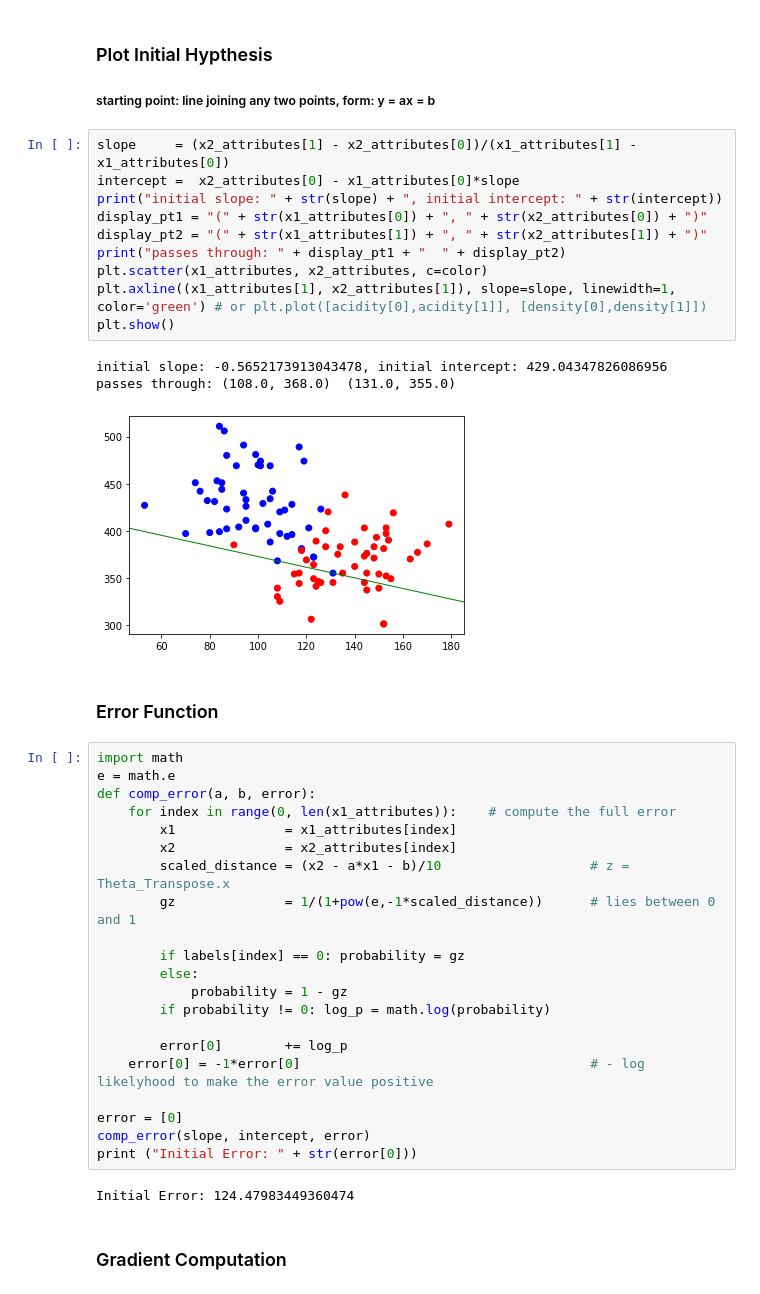
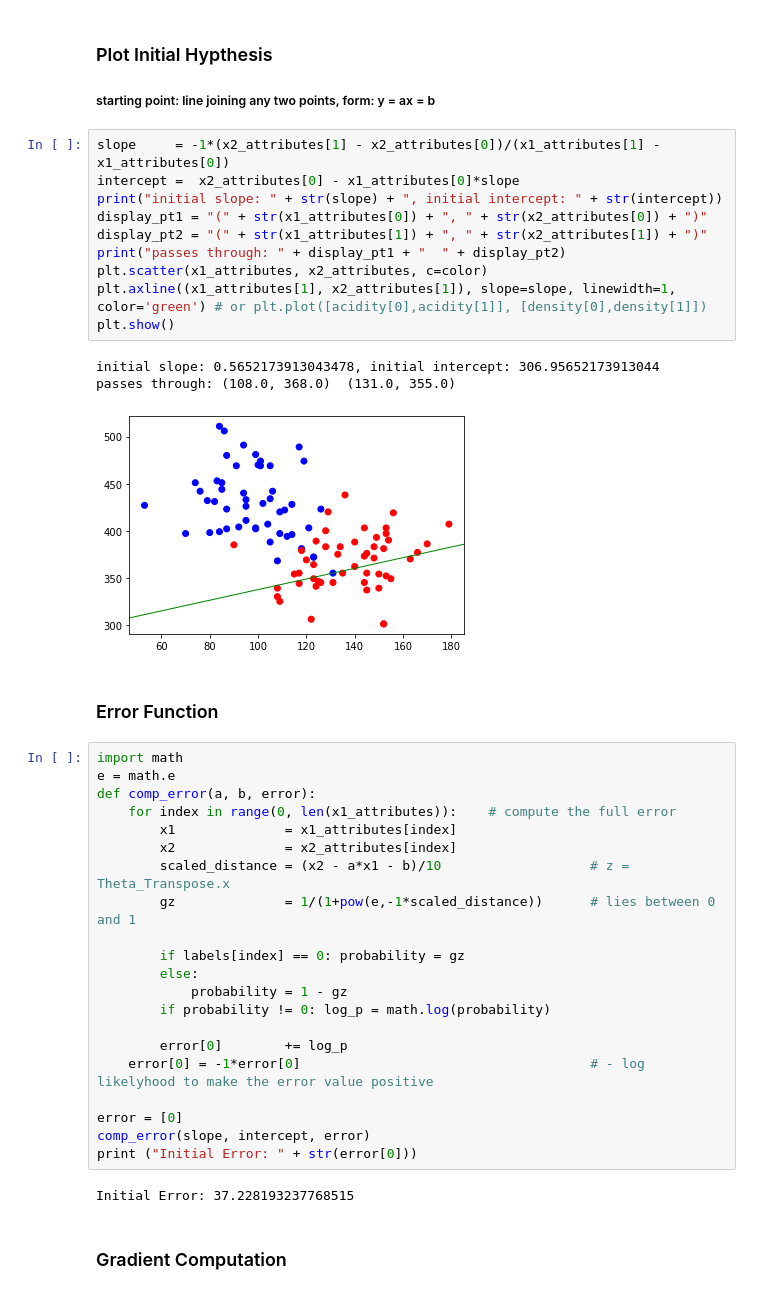
Before and after one commit to dishant-inuyashaYagami/6_basic_machine_learning, a Jupyter notebook: 1_logistic_classification/1_logistic_binary_classification.ipynb, the cells around one changed output. Saved outputs shown, nothing was run; the diff lists cells and outputs as text.

```diff
--- a/1_logistic_classification/1_logistic_binary_classification.ipynb
+++ b/1_logistic_classification/1_logistic_binary_classification.ipynb
@@ -55,19 +55,19 @@ plt.show()
 
 ##### starting point: line joining any two points, form: y = ax = b
 # %%
-slope     = (x2_attributes[1] - x2_attributes[0])/(x1_attributes[1] - x1_attributes[0])
+slope     = -1*(x2_attributes[1] - x2_attributes[0])/(x1_attributes[1] - x1_attributes[0])
 intercept =  x2_attributes[0] - x1_attributes[0]*slope
 print("initial slope: " + str(slope) + ", initial intercept: " + str(intercept))
 display_pt1 = "(" + str(x1_attributes[0]) + ", " + str(x2_attributes[0]) + ")"
 display_pt2 = "(" + str(x1_attributes[1]) + ", " + str(x2_attributes[1]) + ")"
 print("passes through: " + display_pt1 + "  " + display_pt2)
 plt.scatter(x1_attributes, x2_attributes, c=color)
 plt.axline((x1_attributes[1], x2_attributes[1]), slope=slope, linewidth=1, color='green') # or plt.plot([acidity[0],acidity[1]], [density[0],density[1]])
 plt.show()
 # %% [output]
-initial slope: -0.5652173913043478, initial intercept: 429.04347826086956
+initial slope: 0.5652173913043478, initial intercept: 306.95652173913044
 passes through: (108.0, 368.0)  (131.0, 355.0)
-[figure, old version]
+[figure, new version]
 # %% [markdown]
 ### Error Function
 # %%
@@ -92,7 +92,7 @@ error = [0]
 comp_error(slope, intercept, error)
 print ("Initial Error: " + str(error[0]))
 # %% [output]
-Initial Error: 124.47983449360474
+Initial Error: 37.228193237768515
 # %% [markdown]
 ### Gradient Computation
 # %%
```
Also changed, not shown: parts of 3 cells of this notebook, 1 other file.
